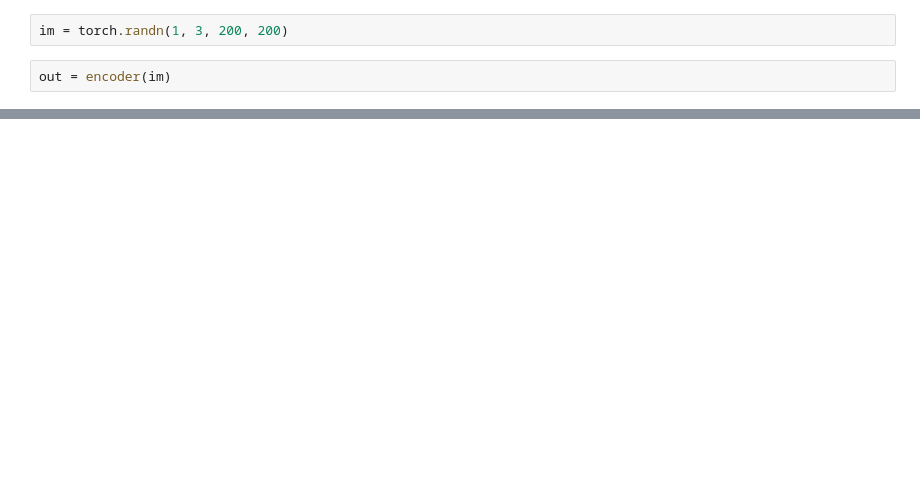
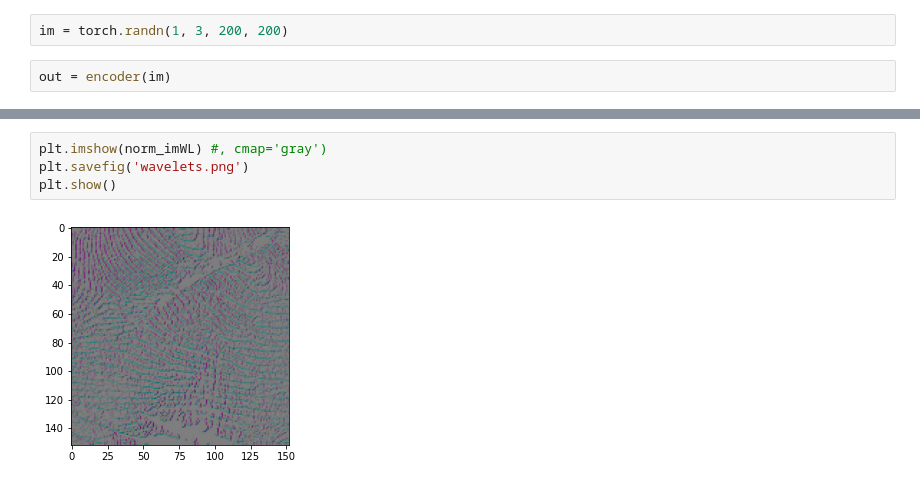
Before and after one commit to Fcsalvagnini/image_analysis_final_project, a Jupyter notebook: src_phase_2/scripts/timm_transformers.ipynb, the cells around one changed output, grey strips where cells are left out. Drawn from its saved outputs; the diff is of its cells as text; blank space fills up the shorter version.

```diff
--- a/src_phase_2/scripts/timm_transformers.ipynb
+++ b/src_phase_2/scripts/timm_transformers.ipynb
@@ -76,0 +161,6 @@ tensor([-1.1519e-02,  3.6496e-01,  5.1095e-01, -2.2715e-01,  5.8468e-01,
+# %%
+plt.imshow(norm_imWL) #, cmap='gray')
+plt.savefig('wavelets.png')
+plt.show()
+# %% [output]
+[figure, added]
```
Also changed, not shown: parts of 31 cells of this notebook, 6 other files.
